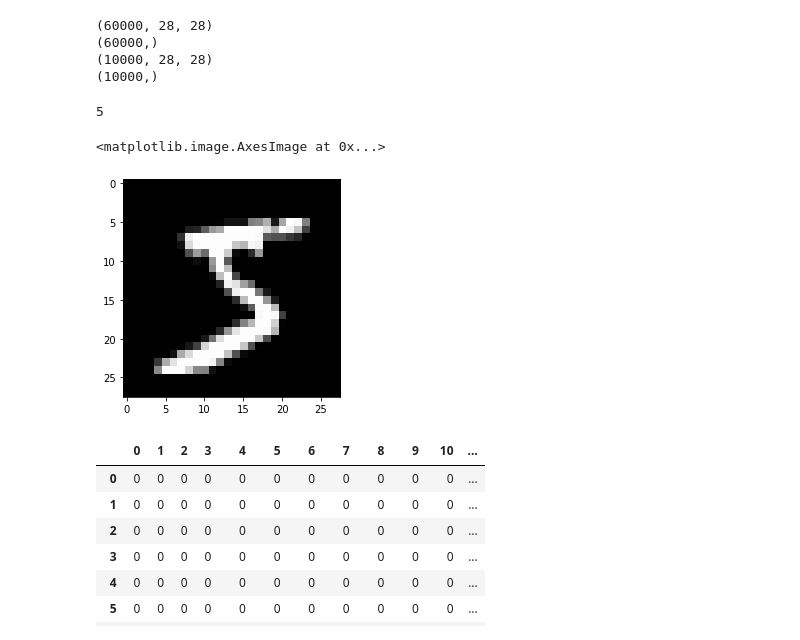
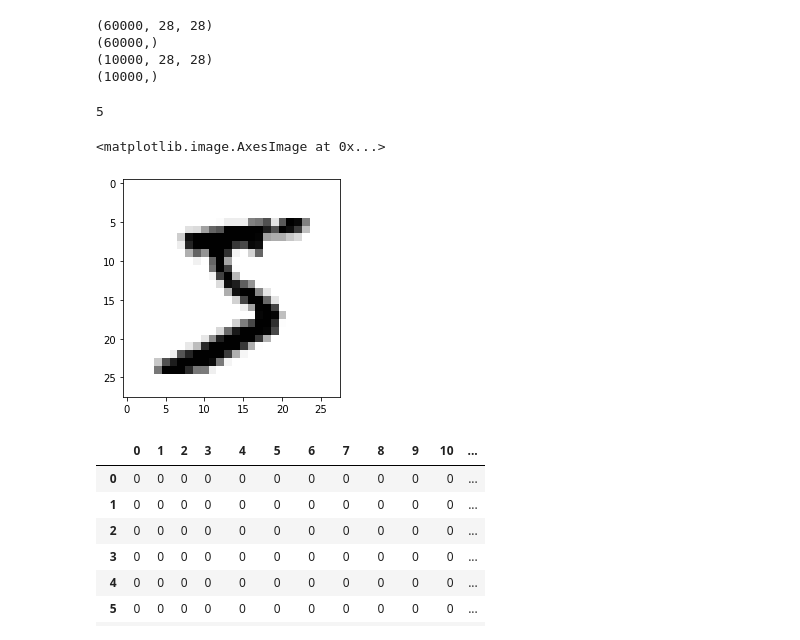
Before and after one commit to kurtlee1984/Deep_Leaning, a Jupyter notebook: MLP.ipynb, the cells around one changed output. Drawn from its saved outputs; the diff is of its cells as text; code cells hidden in the pictures.

```diff
--- a/MLP.ipynb
+++ b/MLP.ipynb
@@ -16,12 +19,12 @@ print(y_test.shape)
 # %%
 import matplotlib.pyplot as plt
 print(y_train[0])
 # cmap = "_r"相反
-plt.imshow(x_train[0], cmap="gray")
+plt.imshow(x_train[0], cmap="gray_r")
 # %% [output]
 5
 <matplotlib.image.AxesImage at 0x...>
-[figure, old version]
+[figure, new version]
 # %%
 import pandas as pd
 pd.DataFrame(x_train[0])
```
Also changed, not shown: parts of 7 cells of this notebook.
